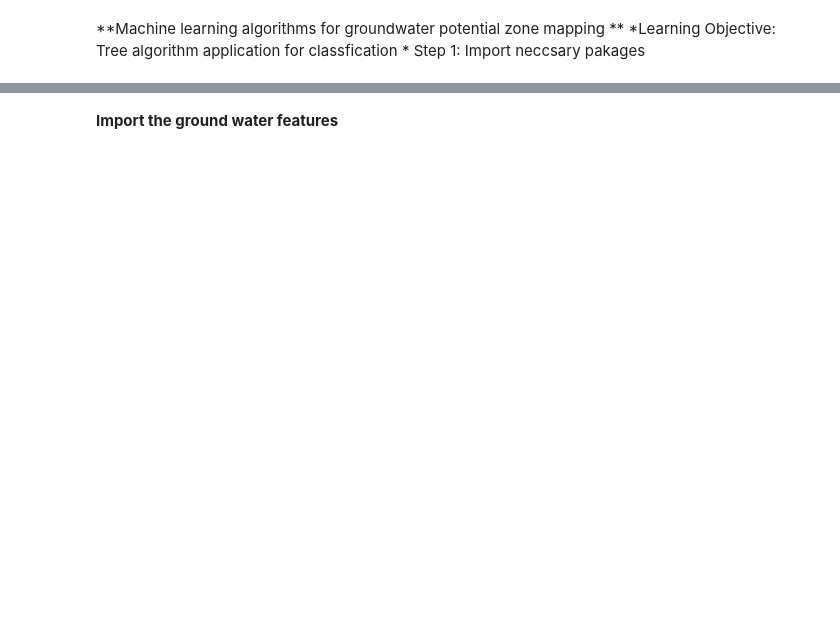
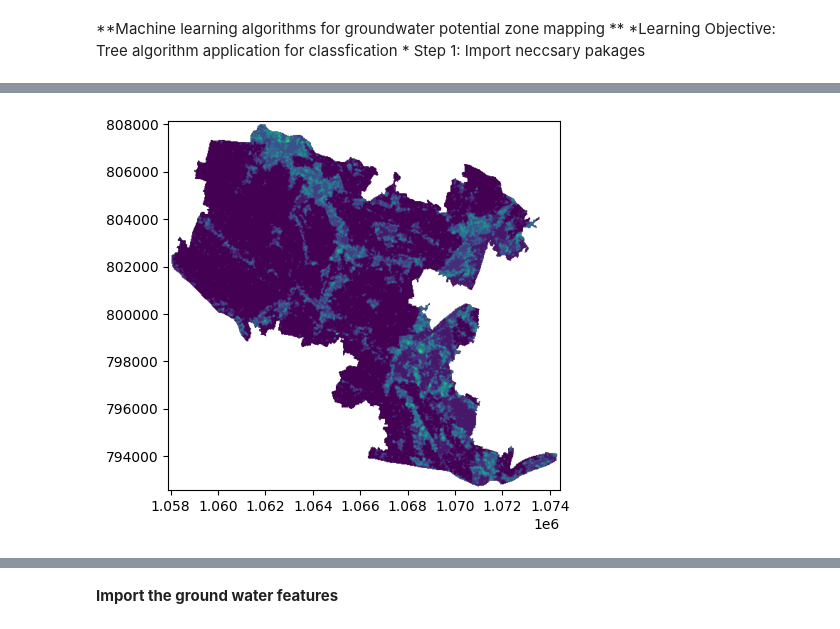
Before and after one commit to BasuAI/BasuAI, a Jupyter notebook: GWPZ.ipynb, the cells around one changed output, grey strips where cells are left out. Cells and saved outputs as stored; diff of their text form; code cells hidden in the pictures; blank space fills up the shorter version.

```diff
--- a/GWPZ.ipynb
+++ b/GWPZ.ipynb
@@ -29,0 +94,5 @@ from sklearn.metrics import cohen_kappa_score
+# %%
+ds = rasterio.open (in_img_elevation)
+ds
+data = ds.read()
+data
@@ -29,0 +113,6 @@ from sklearn.metrics import cohen_kappa_score
+# %%
+with rasterio.open(in_img_elevation) as ds:  # Using 'with' statement to ensure proper closing
+    # Display the raster data using show() function
+    show(ds)
+# %% [output]
+[figure, added]
```
Also changed, not shown: parts of 17 cells of this notebook.
